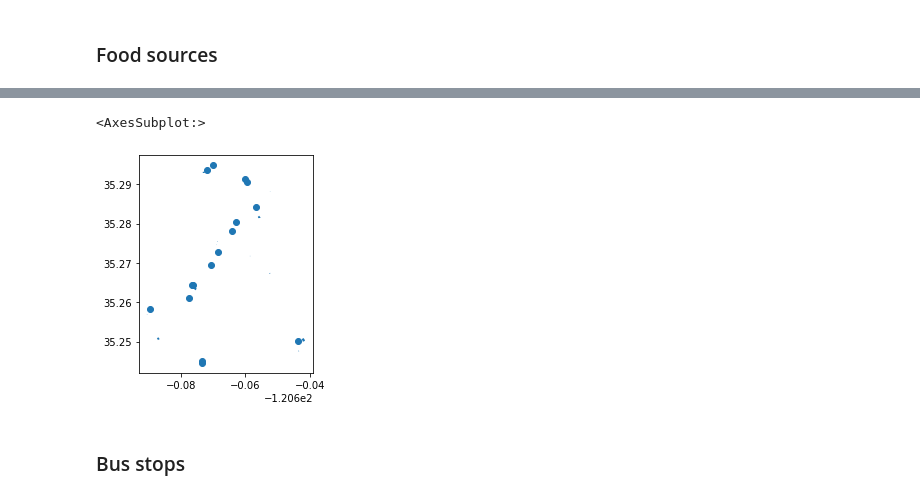
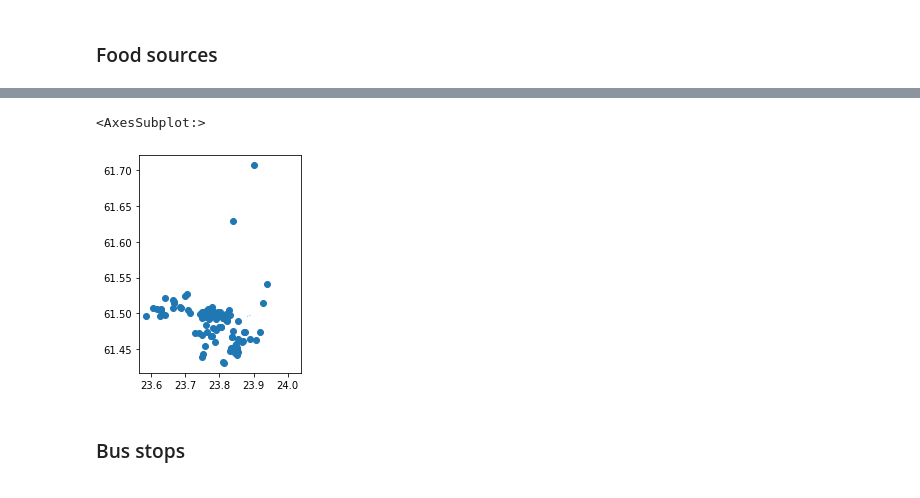
Before and after one commit to SustainableUrbanDesign/app, a Jupyter notebook: experiments/notebooks/proximity.ipynb, the cells around one changed output, grey strips where cells are left out. Drawn from its saved outputs; the diff is of its cells as text; code cells hidden in the pictures.

```diff
--- a/experiments/notebooks/proximity.ipynb
+++ b/experiments/notebooks/proximity.ipynb
@@ -18,7 +18,11 @@ ox.__version__
 ## Import data
 We import pre-processed data from OpenStreetMap. Rather than working on a whole country or city, we have selected a subset of the city of Tampere. We have also divided the data into three categories: food sources, bus stops, and building footprints.
 # %%
-location = {'city':'San Luis Obispo', 'state':'California'}
+location = {
+    "city": "Tampere",
+    "state": "Pirkanmaa",
+    "country": "Finland",
+}
 
 location_df = ox.geocode_to_gdf(location)
 # %%
@@ -40,4 +36,12 @@ food_sources_tags = {
 # %%
-food_sources_df = ox.pois_from_place(location, food_sources_tags)
-food_sources_df.shape
+%%time
+food_sources_tags = {
+    "shop": [
+        "supermarket",
+        "convenience",
+        "bakery",
+    ]
+}
+food_sources_gdf = ox.pois_from_place(location, food_sources_tags)
+food_sources_gdf.shape
 # %% [output]
@@ -55,8 +61,8 @@ food_sources_df.head()
 # %%
-food_sources_df.plot()
+food_sources_gdf.plot()
 # %% [output]
 <AxesSubplot:>
-[figure, old version]
+[figure, new version]
 # %% [markdown]
 ### Bus stops
 # %%
```
Also changed, not shown: parts of 37 cells of this notebook.
